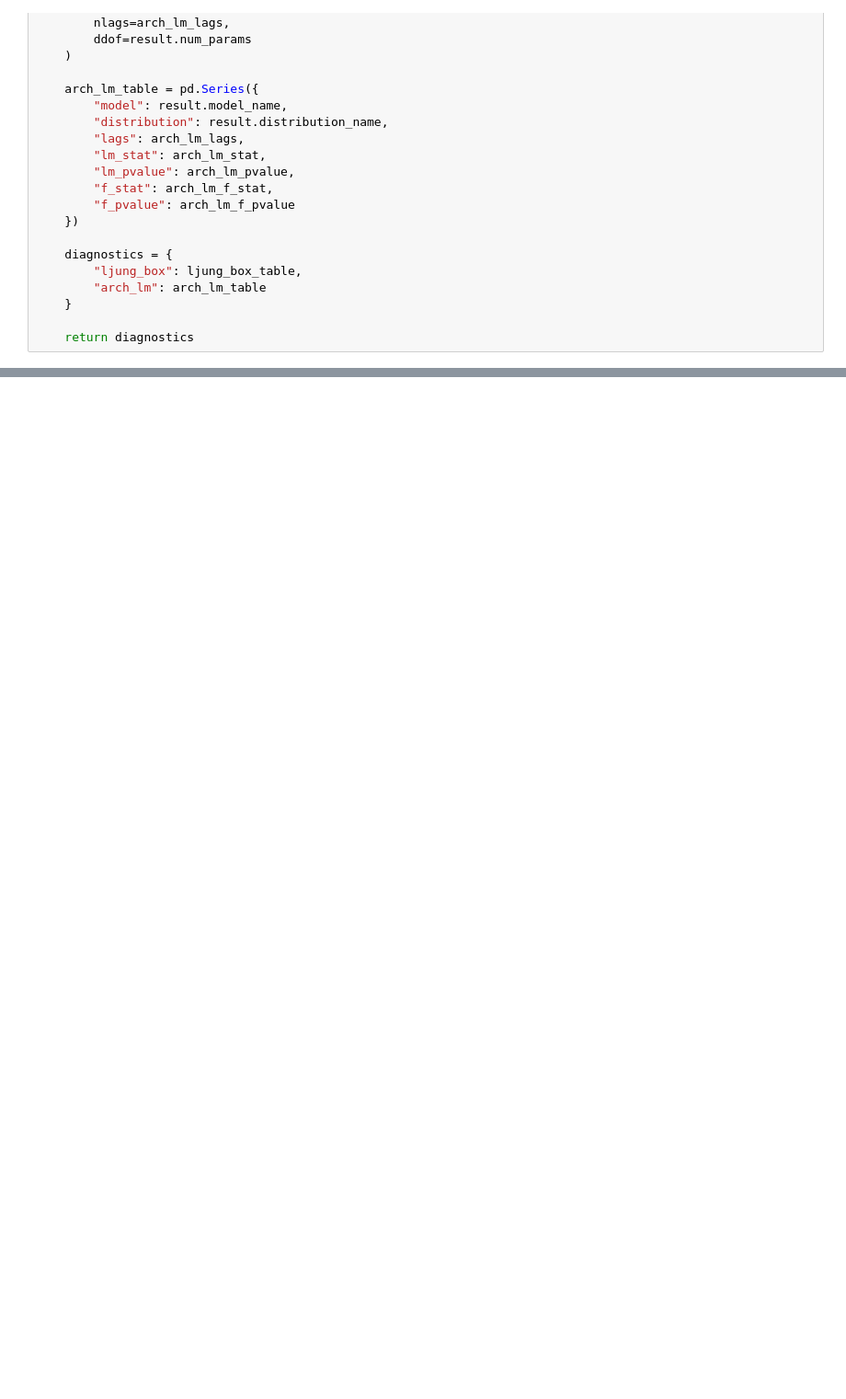
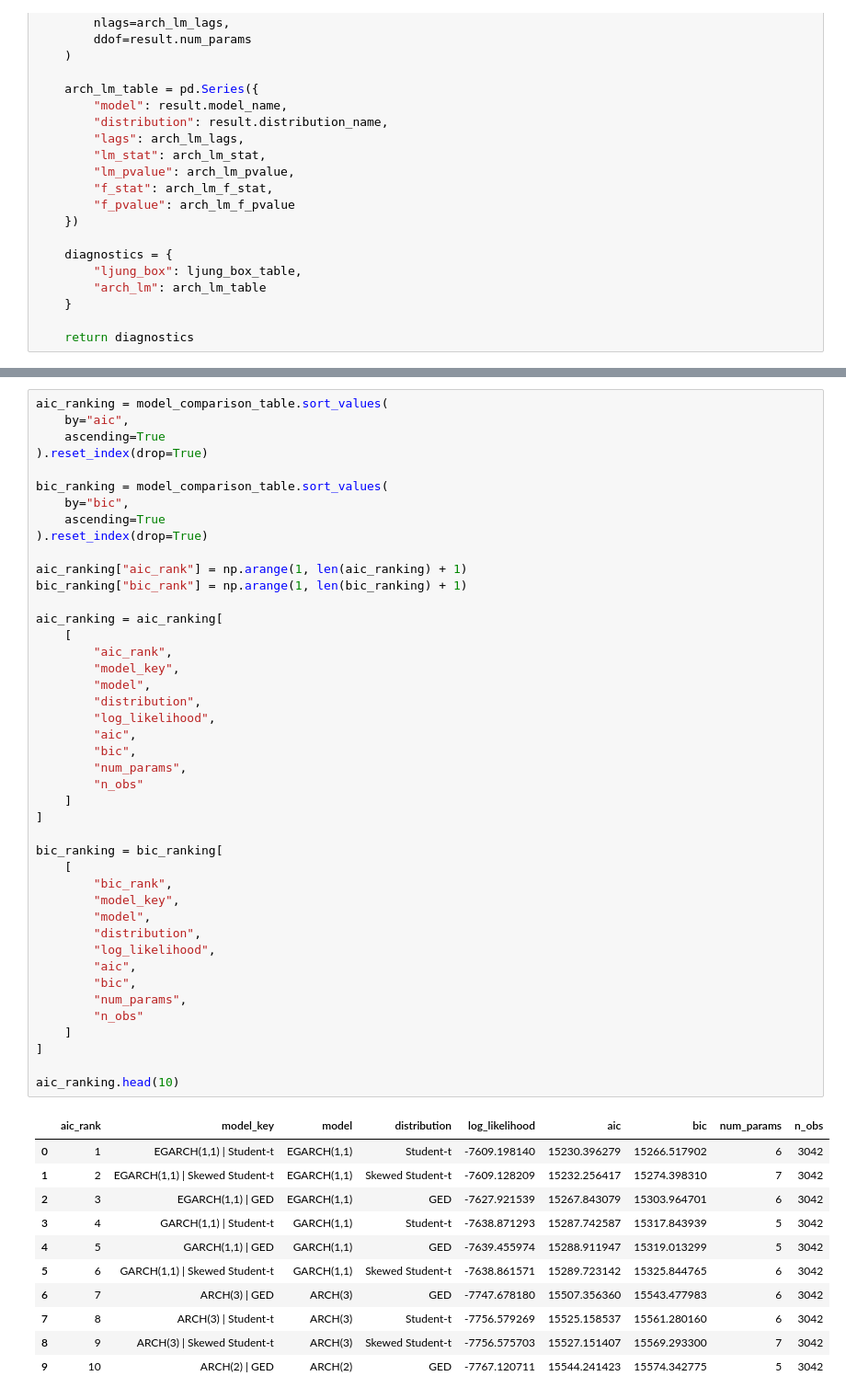
Before and after one commit to matthijs174/project, a Jupyter notebook: notebooks/02_model_estimation_and_forecasting.ipynb, the cells around one changed output, grey strips where cells are left out. Shown at 92% size. Drawn from its saved outputs; the diff is of its cells as text; blank space fills up the shorter version.

```diff
--- a/notebooks/02_model_estimation_and_forecasting.ipynb
+++ b/notebooks/02_model_estimation_and_forecasting.ipynb
@@ -488,0 +709,55 @@ dtype: object
+# %%
+aic_ranking = model_comparison_table.sort_values(
+    by="aic",
+    ascending=True
+).reset_index(drop=True)
+
+bic_ranking = model_comparison_table.sort_values(
+    by="bic",
+    ascending=True
+).reset_index(drop=True)
+
+aic_ranking["aic_rank"] = np.arange(1, len(aic_ranking) + 1)
+bic_ranking["bic_rank"] = np.arange(1, len(bic_ranking) + 1)
+
+aic_ranking = aic_ranking[
+    [
+        "aic_rank",
+        "model_key",
+        "model",
+        "distribution",
+        "log_likelihood",
+        "aic",
+        "bic",
+        "num_params",
+        "n_obs"
+    ]
+]
+
+bic_ranking = bic_ranking[
+    [
+        "bic_rank",
+        "model_key",
+        "model",
+        "distribution",
+        "log_likelihood",
+        "aic",
+        "bic",
+        "num_params",
+        "n_obs"
+    ]
+]
+
+aic_ranking.head(10)
+# %% [output]
+|  | aic_rank | model_key | model | distribution | log_likelihood | aic | bic | num_params | n_obs |
+| 0 | 1 | EGARCH(1,1) | Student-t | EGARCH(1,1) | Student-t | -7609.198140 | 15230.396279 | 15266.517902 | 6 | 3042 |
+| 1 | 2 | EGARCH(1,1) | Skewed Student-t | EGARCH(1,1) | Skewed Student-t | -7609.128209 | 15232.256417 | 15274.398310 | 7 | 3042 |
+| 2 | 3 | EGARCH(1,1) | GED | EGARCH(1,1) | GED | -7627.921539 | 15267.843079 | 15303.964701 | 6 | 3042 |
+| 3 | 4 | GARCH(1,1) | Student-t | GARCH(1,1) | Student-t | -7638.871293 | 15287.742587 | 15317.843939 | 5 | 3042 |
+| 4 | 5 | GARCH(1,1) | GED | GARCH(1,1) | GED | -7639.455974 | 15288.911947 | 15319.013299 | 5 | 3042 |
+| 5 | 6 | GARCH(1,1) | Skewed Student-t | GARCH(1,1) | Skewed Student-t | -7638.861571 | 15289.723142 | 15325.844765 | 6 | 3042 |
+| 6 | 7 | ARCH(3) | GED | ARCH(3) | GED | -7747.678180 | 15507.356360 | 15543.477983 | 6 | 3042 |
+| 7 | 8 | ARCH(3) | Student-t | ARCH(3) | Student-t | -7756.579269 | 15525.158537 | 15561.280160 | 6 | 3042 |
+| 8 | 9 | ARCH(3) | Skewed Student-t | ARCH(3) | Skewed Student-t | -7756.575703 | 15527.151407 | 15569.293300 | 7 | 3042 |
+| 9 | 10 | ARCH(2) | GED | ARCH(2) | GED | -7767.120711 | 15544.241423 | 15574.342775 | 5 | 3042 |
```
Also changed, not shown: parts of 16 cells of this notebook.
